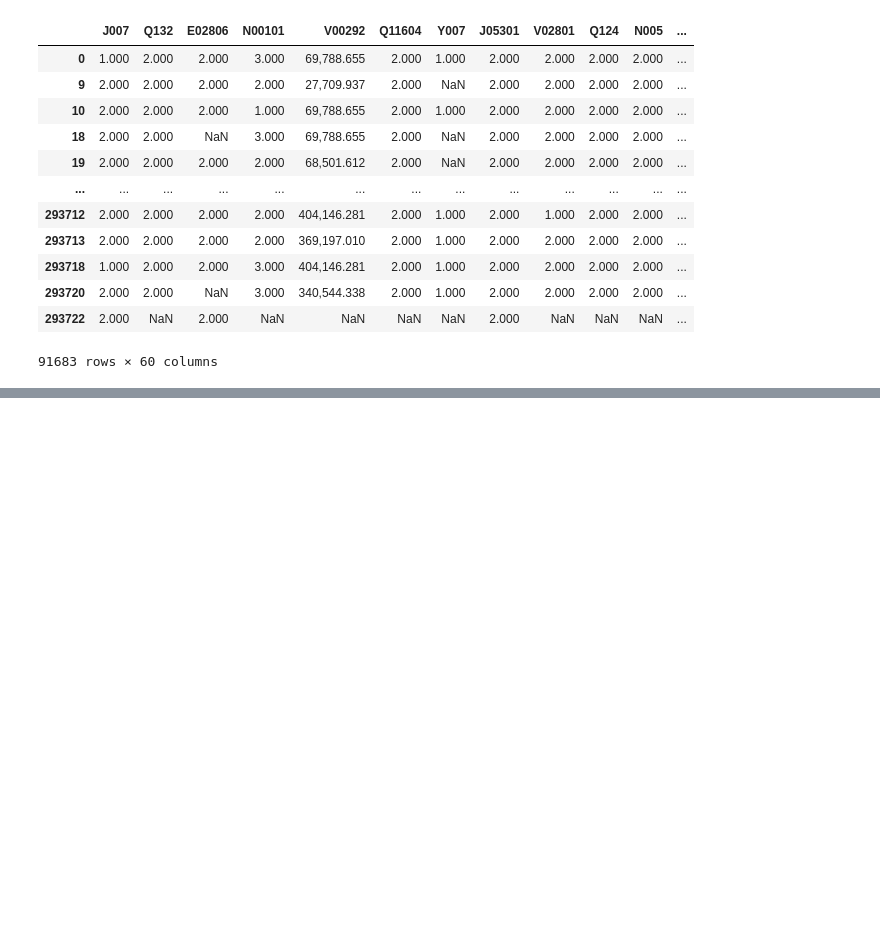
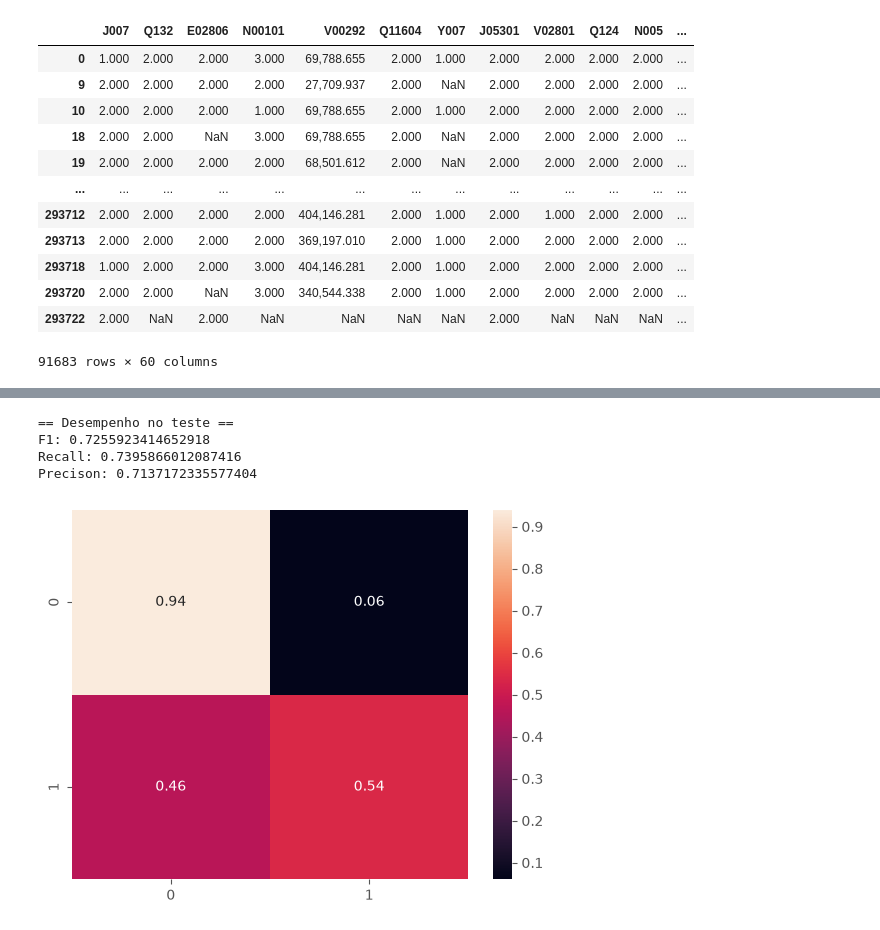
Before and after one commit to toni-cav/Analise_SIICUSP, a Jupyter notebook: exploratorio_depressao_e_sem_depressao.ipynb, the cells around one changed output, grey strips where cells are left out. Drawn from its saved outputs; the diff is of its cells as text; code cells hidden in the pictures; blank space fills up the shorter version.

```diff
--- a/exploratorio_depressao_e_sem_depressao.ipynb
+++ b/exploratorio_depressao_e_sem_depressao.ipynb
@@ -1073,0 +1161,9 @@ eval(clf, X_test, y_test)
+# %%
+print("== Desempenho no teste ==")
+eval(xgb_final, X_test, y_test)
+# %% [output]
+== Desempenho no teste ==
+F1: 0.7255923414652918
+Recall: 0.7395866012087416
+Precison: 0.7137172335577404
+[figure, added]
```
Also changed, not shown: parts of 11 cells of this notebook.
